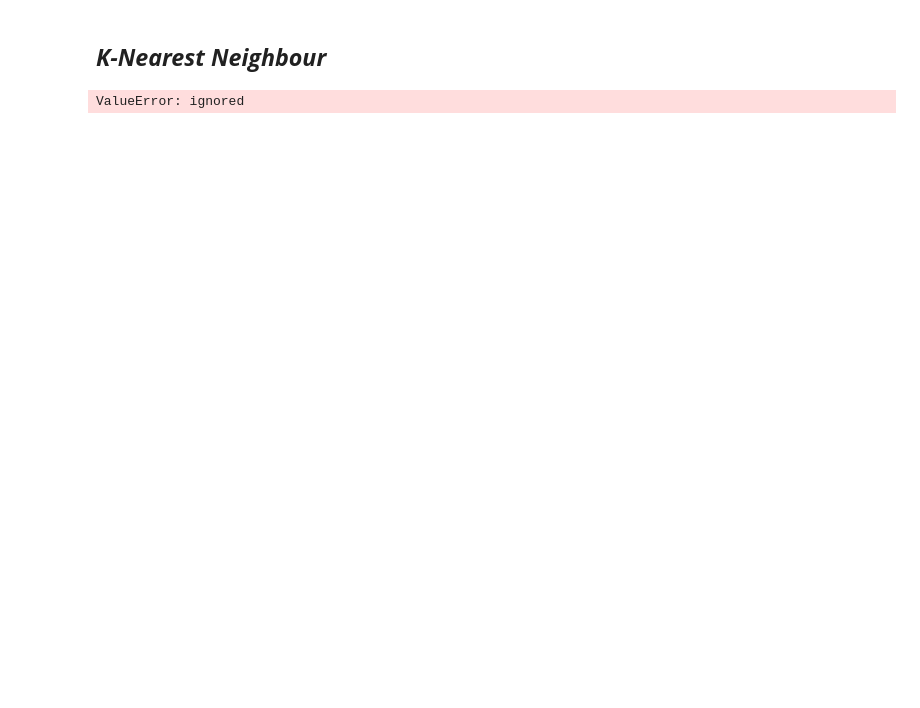
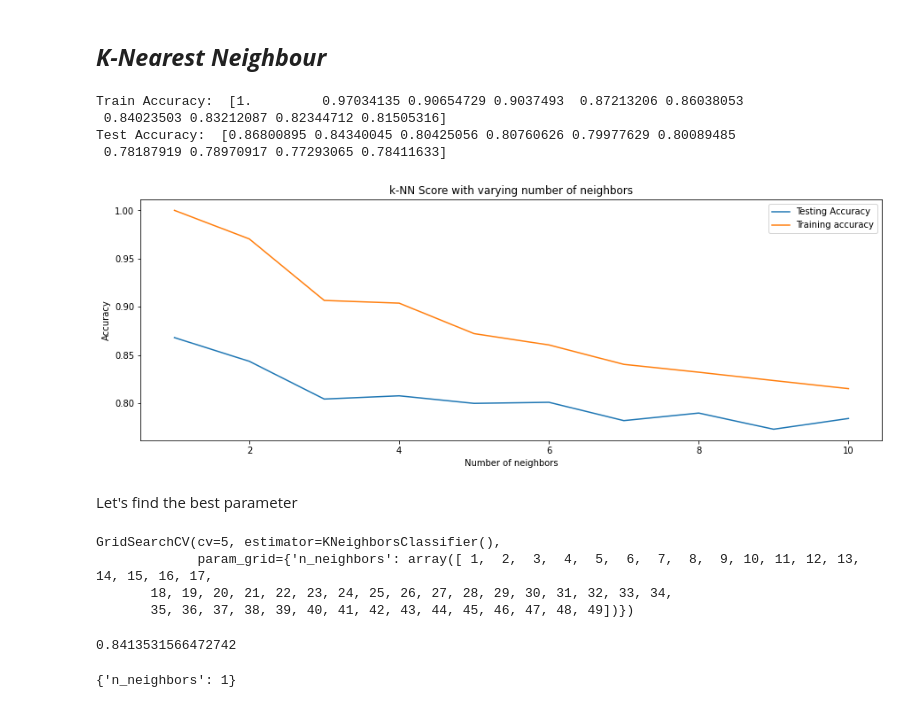
Before and after one commit to jogapritam/Cardiovascular-Risk-Prediction, a Jupyter notebook: Cardiovascular_Risk_Prediction_Jogapritam_Sahu.ipynb, the cells around one changed output. Cells and saved outputs as stored; diff of their text form; code cells hidden in the pictures; blank space fills up the shorter version.

```diff
--- a/Cardiovascular_Risk_Prediction_Jogapritam_Sahu.ipynb
+++ b/Cardiovascular_Risk_Prediction_Jogapritam_Sahu.ipynb
@@ -576,22 +632,39 @@ from sklearn.model_selection import train_test_split
-# %%
-X_train,X_test,y_train,y_test = train_test_split(X,y,test_size=0.4,random_state=42, stratify=y)
 # %%
-# Import KNeighborsClassifier
-from sklearn.neighbors import KNeighborsClassifier
+# calculate accuracy score for first 10 neighbors
+# Setup arrays to store training and test accuracies
+neighbors = 10
+train_accuracy = np.empty(neighbors)
+test_accuracy = np.empty(neighbors)
 
-#Setup arrays to store training and test accuracies
-neighbors = np.arange(1,17)
-train_accuracy =np.empty(len(neighbors))
-test_accuracy = np.empty(len(neighbors))
-
-for i,k in enumerate(neighbors):
+for i in range(1, neighbors + 1):
     # Setup a knn classifier with k neighbors
-    knn = KNeighborsClassifier(n_neighbors=k)
-
+    knn = KNeighborsClassifier(n_neighbors=i)
     # Fit the model
     knn.fit(X_train, y_train)
-
     # Compute accuracy on the training set
-    train_accuracy[i] = knn.score(X_train, y_train)
+    train_accuracy[i - 1] = knn.score(X_train, y_train)
+    # Compute accuracy on the test set
+    test_accuracy[i - 1] = knn.score(X_test, y_test)
-# %% [output]
-ValueError: ignored
+# %%
+# print accuracy
+print("Train Accuracy: ", train_accuracy)
+print("Test Accuracy: ", test_accuracy)
+# %% [output]
+Train Accuracy:  [1.         0.97034135 0.90654729 0.9037493  0.87213206 0.86038053
+ 0.84023503 0.83212087 0.82344712 0.81505316]
+Test Accuracy:  [0.86800895 0.84340045 0.80425056 0.80760626 0.79977629 0.80089485
+ 0.78187919 0.78970917 0.77293065 0.78411633]
+# %%
+# Generate plot
+plt.title('k-NN Score with varying number of neighbors')
+x_axis = [i for i in range(1,11)]
+plt.plot(x_axis, test_accuracy, label='Testing Accuracy')
+plt.plot(x_axis, train_accuracy, label='Training accuracy')
+plt.legend()
+plt.xlabel('Number of neighbors')
+plt.ylabel('Accuracy')
+plt.show()
+# %% [output]
+[figure, added]
+# %% [markdown]
+Let's find the best parameter
@@ -597,0 +673,17 @@ ValueError: ignored
+# %%
+knn = KNeighborsClassifier()
+knn_cv= GridSearchCV(knn,param_grid,cv=5)
+knn_cv.fit(X_train,y_train)
+# %% [output]
+GridSearchCV(cv=5, estimator=KNeighborsClassifier(),
+             param_grid={'n_neighbors': array([ 1,  2,  3,  4,  5,  6,  7,  8,  9, 10, 11, 12, 13, 14, 15, 16, 17,
+       18, 19, 20, 21, 22, 23, 24, 25, 26, 27, 28, 29, 30, 31, 32, 33, 34,
+       35, 36, 37, 38, 39, 40, 41, 42, 43, 44, 45, 46, 47, 48, 49])})
+# %%
+knn_cv.best_score_
+# %% [output]
+0.8413531566472742
+# %%
+knn_cv.best_params_
+# %% [output]
+{'n_neighbors': 1}
```
Also changed, not shown: parts of 10 cells of this notebook.
